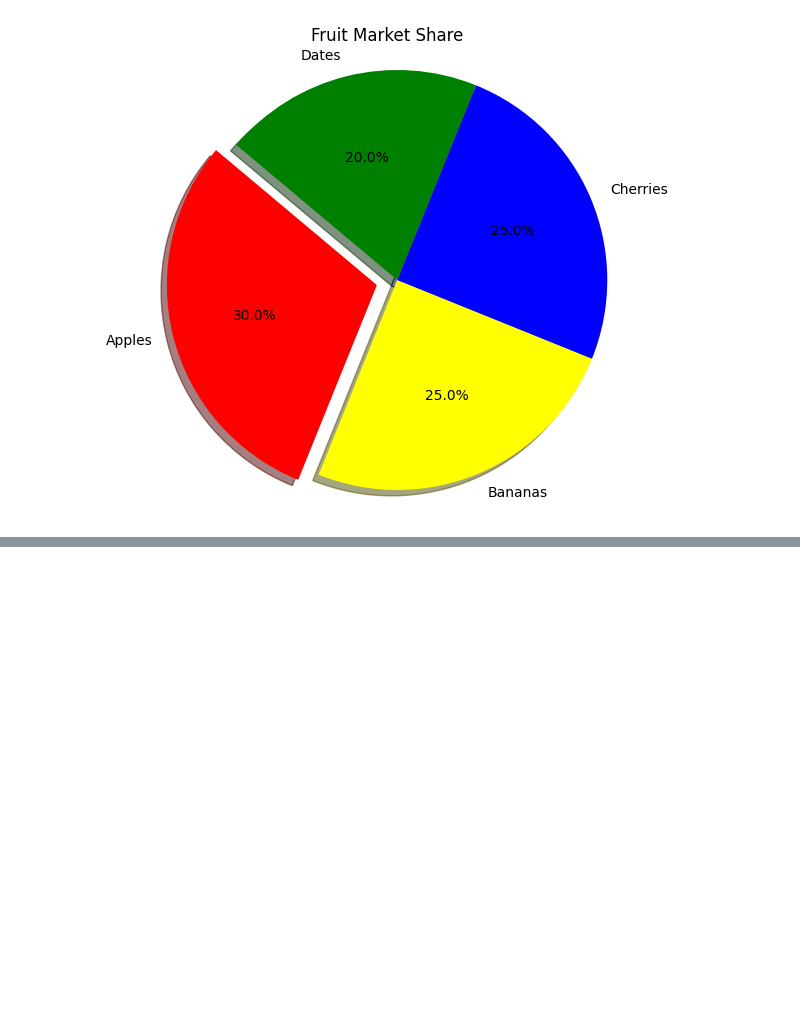
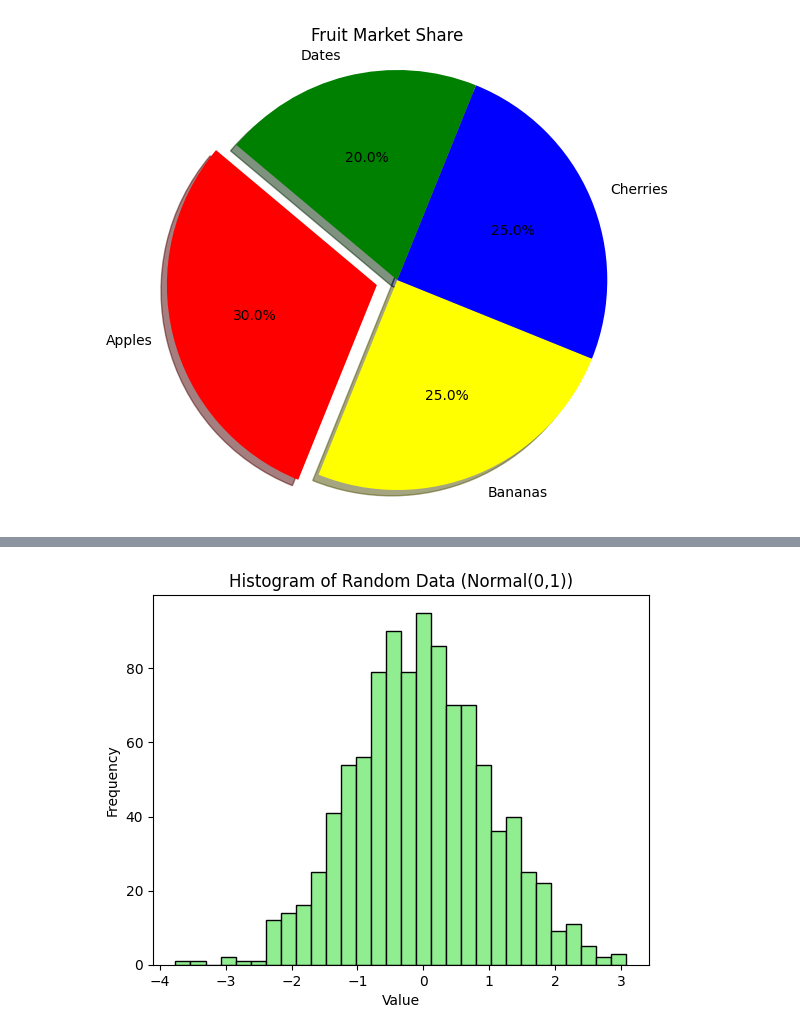
Before and after one commit to mhasanyilmaz24/Machine_learning, a Jupyter notebook: yalcinhcdrs.ipynb, the cells around one changed output, grey strips where cells are left out. Saved outputs shown, nothing was run; the diff lists cells and outputs as text; code cells hidden in the pictures; blank space fills up the shorter version.

```diff
--- a/yalcinhcdrs.ipynb
+++ b/yalcinhcdrs.ipynb
@@ -266,0 +310,10 @@ plt.show()
+# %%
+data = np.random.normal(0, 1, 1000)
+
+plt.hist(data, bins=30, color='lightgreen', edgecolor='black')
+plt.title('Histogram of Random Data (Normal(0,1))')
+plt.xlabel('Value')
+plt.ylabel('Frequency')
+plt.show()
+# %% [output]
+[figure, added]
```
Also changed, not shown: parts of 4 cells of this notebook.
